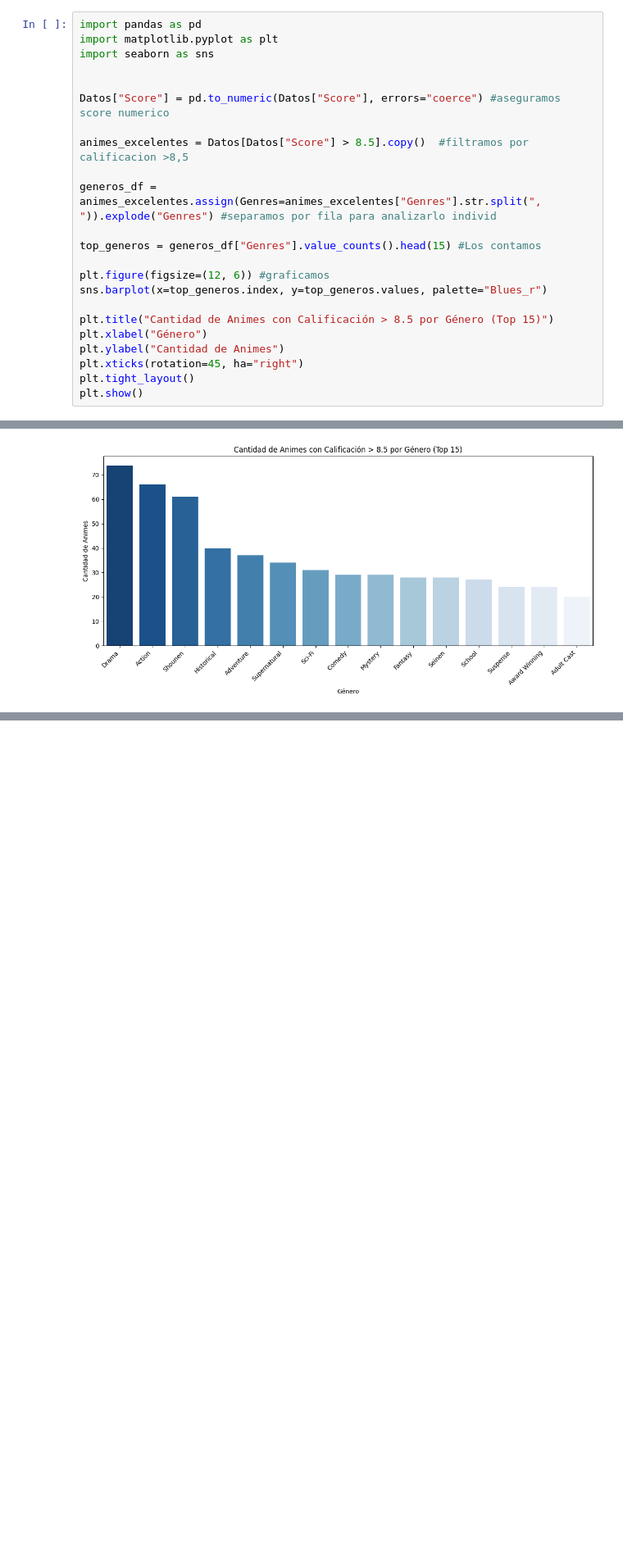
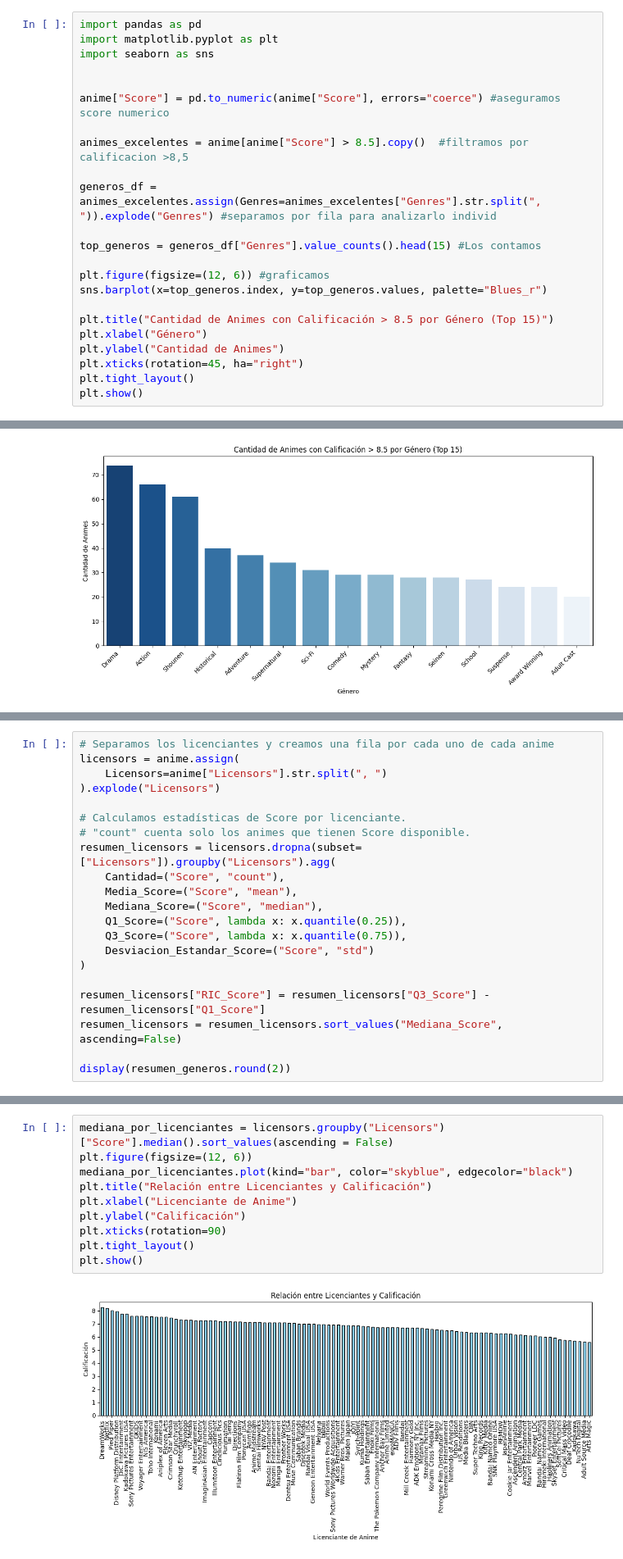
Before and after one commit to bondiolandia/TP_Laboratorio_de_M-todos_Cuantitativos_2026, a Jupyter notebook: notebook_Evolucion_del_Anime.ipynb, the cells around one changed output, grey strips where cells are left out. Shown at 82% size. Cells and saved outputs as stored; diff of their text form; blank space fills up the shorter version.

```diff
--- a/notebook_Evolucion_del_Anime.ipynb
+++ b/notebook_Evolucion_del_Anime.ipynb
@@ -541,9 +541,9 @@ import matplotlib.pyplot as plt
 import seaborn as sns
 
 
-Datos["Score"] = pd.to_numeric(Datos["Score"], errors="coerce") #aseguramos score numerico
+anime["Score"] = pd.to_numeric(anime["Score"], errors="coerce") #aseguramos score numerico
 
-animes_excelentes = Datos[Datos["Score"] > 8.5].copy()  #filtramos por calificacion >8,5
+animes_excelentes = anime[anime["Score"] > 8.5].copy()  #filtramos por calificacion >8,5
 
 generos_df = animes_excelentes.assign(Genres=animes_excelentes["Genres"].str.split(", ")).explode("Genres") #separamos por fila para analizarlo individ
 
@@ -565,0 +568,21 @@ Passing `palette` without assigning `hue` is deprecated and will be removed in v
+# %%
+# Separamos los licenciantes y creamos una fila por cada uno de cada anime
+licensors = anime.assign(
+    Licensors=anime["Licensors"].str.split(", ")
+).explode("Licensors")
+
+# Calculamos estadísticas de Score por licenciante.
+# "count" cuenta solo los animes que tienen Score disponible.
+resumen_licensors = licensors.dropna(subset=["Licensors"]).groupby("Licensors").agg(
+    Cantidad=("Score", "count"),
+    Media_Score=("Score", "mean"),
+    Mediana_Score=("Score", "median"),
+    Q1_Score=("Score", lambda x: x.quantile(0.25)),
+    Q3_Score=("Score", lambda x: x.quantile(0.75)),
+    Desviacion_Estandar_Score=("Score", "std")
+)
+
+resumen_licensors["RIC_Score"] = resumen_licensors["Q3_Score"] - resumen_licensors["Q1_Score"]
+resumen_licensors = resumen_licensors.sort_values("Mediana_Score", ascending=False)
+
+display(resumen_generos.round(2))
@@ -565,0 +606,12 @@ Passing `palette` without assigning `hue` is deprecated and will be removed in v
+# %%
+mediana_por_licenciantes = licensors.groupby("Licensors")["Score"].median().sort_values(ascending = False)
+plt.figure(figsize=(12, 6))
+mediana_por_licenciantes.plot(kind="bar", color="skyblue", edgecolor="black")
+plt.title("Relación entre Licenciantes y Calificación")
+plt.xlabel("Licenciante de Anime")
+plt.ylabel("Calificación")
+plt.xticks(rotation=90)
+plt.tight_layout()
+plt.show()
+# %% [output]
+[figure, added]
```
Also changed, not shown: parts of 11 cells of this notebook.
